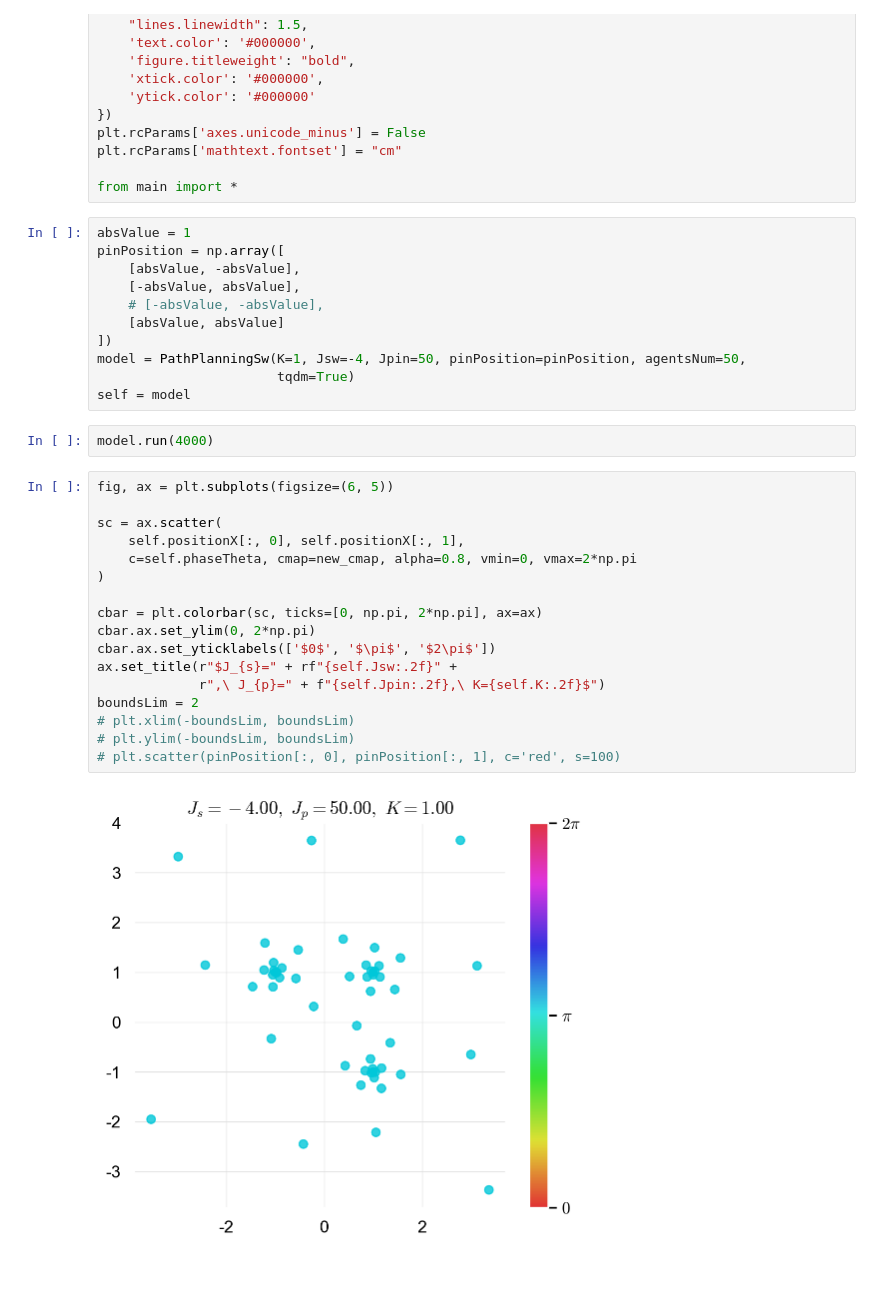
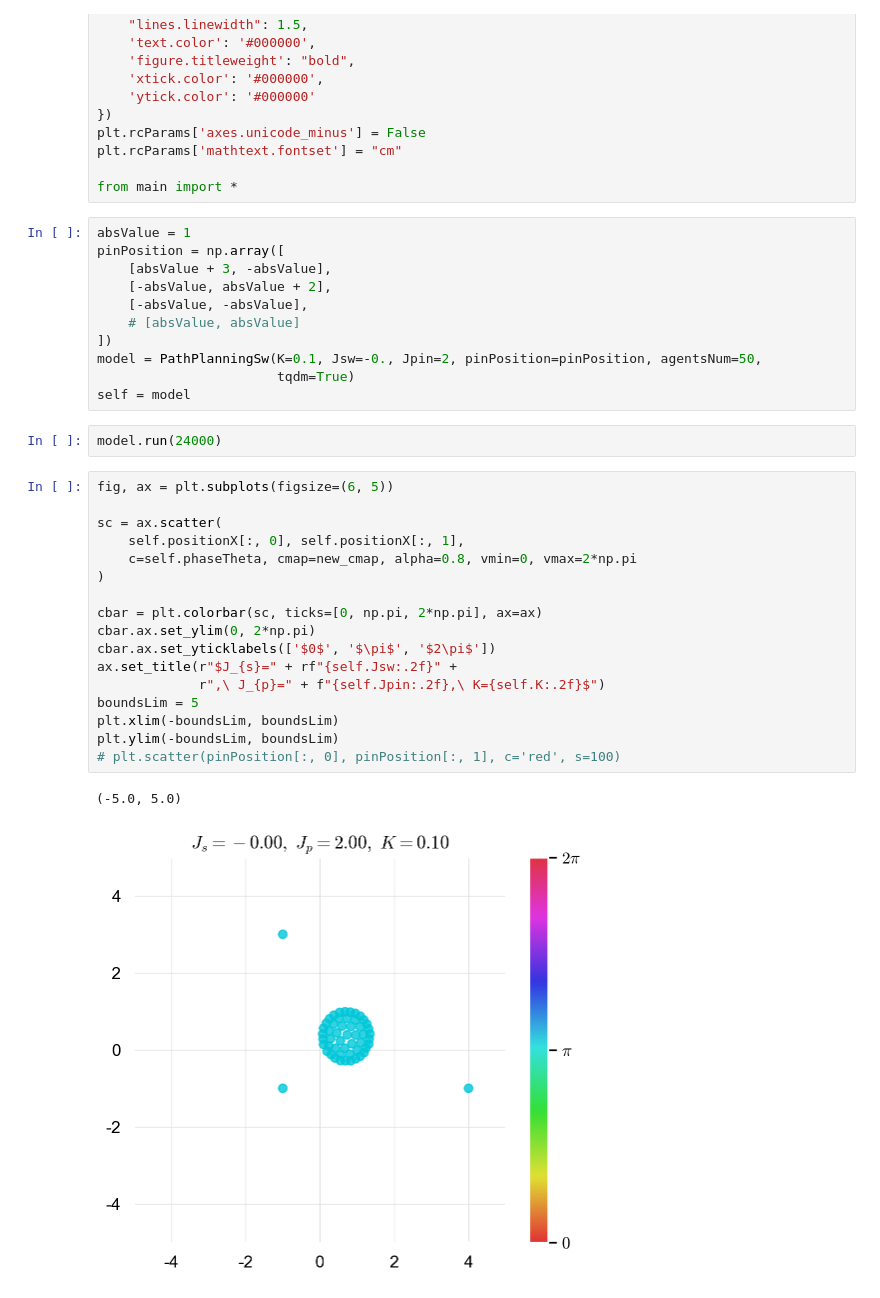
Before and after one commit to Than-Mark/Swarmalators-Experiment-Mobile, a Jupyter notebook: PJT_Path_planning_swarmalators/run.ipynb, the cells around one changed output. Drawn from its saved outputs; the diff is of its cells as text.

```diff
--- a/PJT_Path_planning_swarmalators/run.ipynb
+++ b/PJT_Path_planning_swarmalators/run.ipynb
@@ -48,32 +48,33 @@ from main import *
 # %%
 absValue = 1
 pinPosition = np.array([
-    [absValue, -absValue],
-    [-absValue, absValue],
-    # [-absValue, -absValue],
-    [absValue, absValue]
+    [absValue + 3, -absValue],
+    [-absValue, absValue + 2],
+    [-absValue, -absValue],
+    # [absValue, absValue]
 ])
-model = PathPlanningSw(K=1, Jsw=-4, Jpin=50, pinPosition=pinPosition, agentsNum=50,
+model = PathPlanningSw(K=0.1, Jsw=-0., Jpin=2, pinPosition=pinPosition, agentsNum=50,
                        tqdm=True)
 self = model
 # %%
-model.run(4000)
+model.run(24000)
 # %%
 fig, ax = plt.subplots(figsize=(6, 5))
 
 sc = ax.scatter(
     self.positionX[:, 0], self.positionX[:, 1],
     c=self.phaseTheta, cmap=new_cmap, alpha=0.8, vmin=0, vmax=2*np.pi
 )
 
 cbar = plt.colorbar(sc, ticks=[0, np.pi, 2*np.pi], ax=ax)
 cbar.ax.set_ylim(0, 2*np.pi)
 cbar.ax.set_yticklabels(['$0$', '$\pi$', '$2\pi$'])
 ax.set_title(r"$J_{s}=" + rf"{self.Jsw:.2f}" +
              r",\ J_{p}=" + f"{self.Jpin:.2f},\ K={self.K:.2f}$")
-boundsLim = 2
-# plt.xlim(-boundsLim, boundsLim)
-# plt.ylim(-boundsLim, boundsLim)
+boundsLim = 5
+plt.xlim(-boundsLim, boundsLim)
+plt.ylim(-boundsLim, boundsLim)
 # plt.scatter(pinPosition[:, 0], pinPosition[:, 1], c='red', s=100)
 # %% [output]
+(-5.0, 5.0)
-[figure, old version]
+[figure, new version]
```
